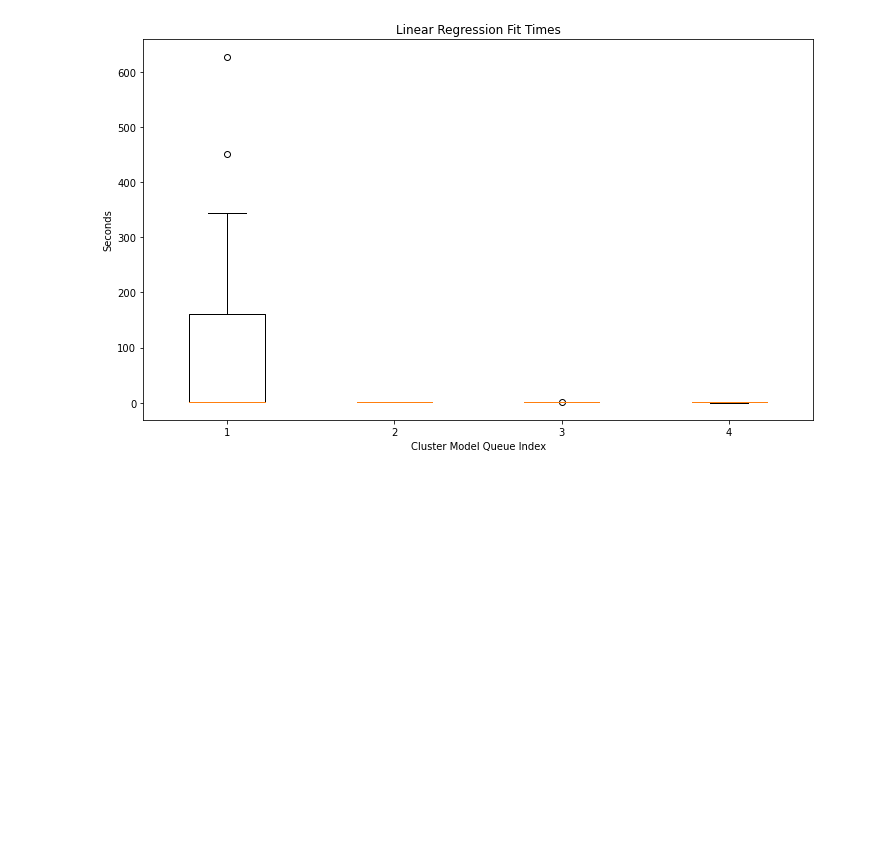
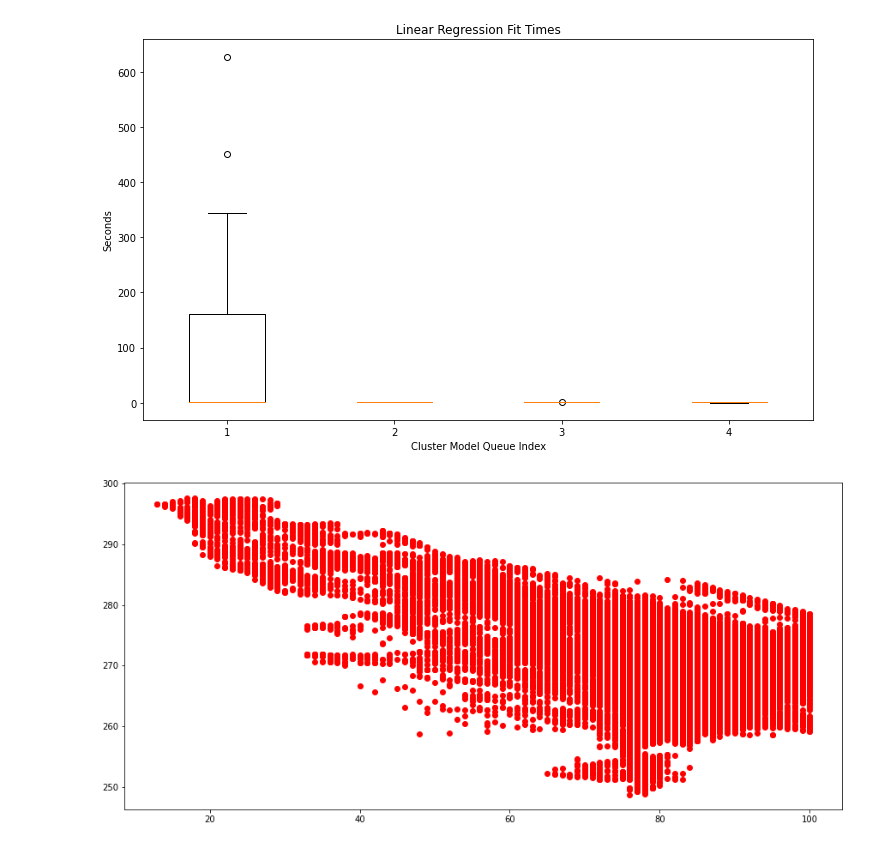
Before and after one commit to menuka94/transfer-learning, a Jupyter notebook: Job_Profiling.ipynb, the cells around one changed output. Cells and saved outputs as stored; diff of their text form; code cells hidden in the pictures; blank space fills up the shorter version.

```diff
--- a/Job_Profiling.ipynb
+++ b/Job_Profiling.ipynb
@@ -272,0 +270,11 @@ gis_join_df
+# %%
+gis_join_df = pd.read_csv("experiment_data/rows.csv", header=0)
+
+X = gis_join_df["relative_humidity_percent"].to_list()
+Y = gis_join_df["label"].to_list()
+
+plt.figure(figsize=(15,7))
+plt.plot(X,Y, "ro")
+plt.show()
+# %% [output]
+[figure, added]
```
Also changed, not shown: parts of 1 cell of this notebook, 1 other file.
